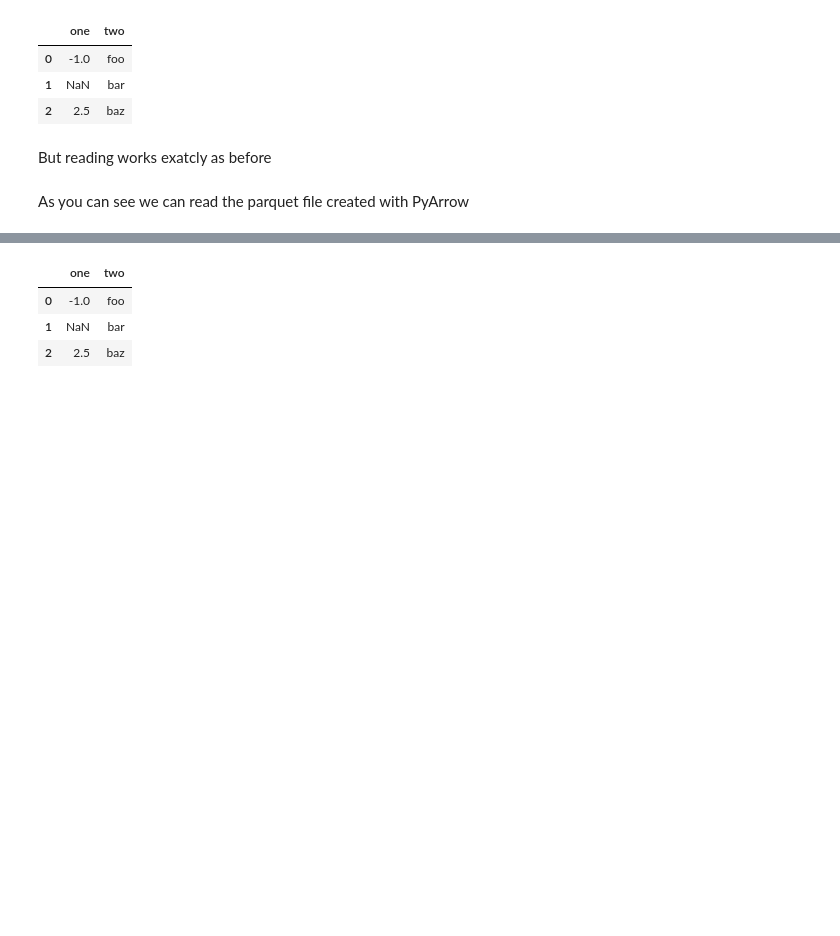
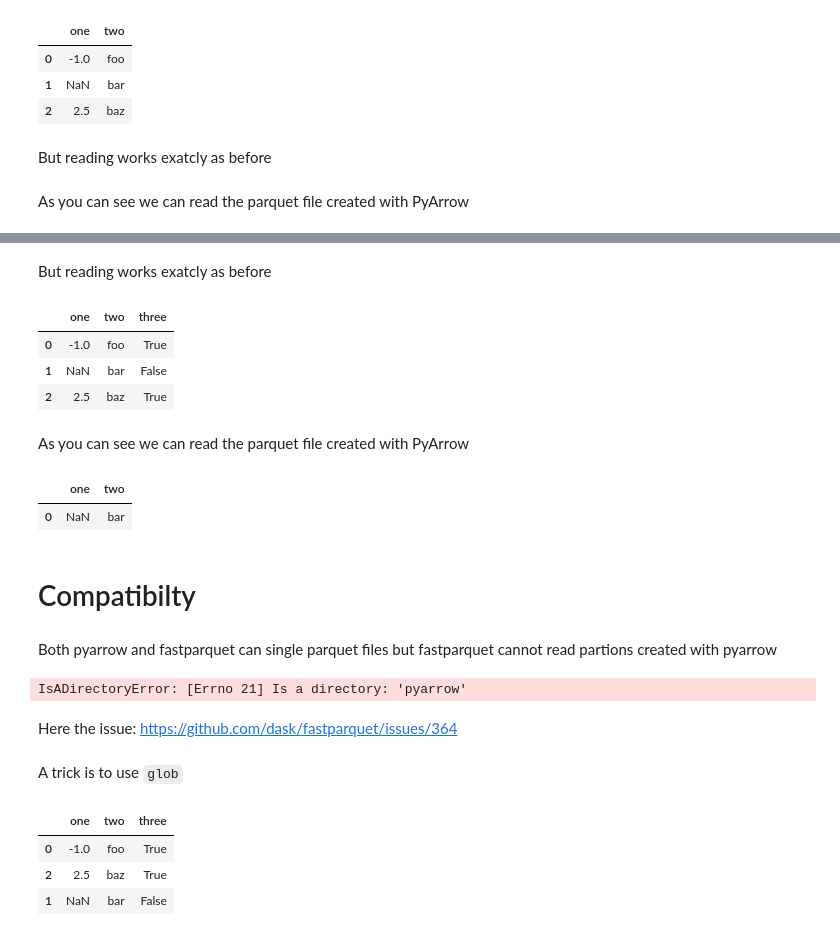
Before and after one commit to barrachri/pyarrow_fastparquet, a Jupyter notebook: pyarrow_fastparquet.ipynb, the cells around one changed output, grey strips where cells are left out. Drawn from its saved outputs; the diff is of its cells as text; code cells hidden in the pictures; blank space fills up the shorter version.

```diff
--- a/pyarrow_fastparquet.ipynb
+++ b/pyarrow_fastparquet.ipynb
@@ -175,7 +251,36 @@ As you can see we can read the parquet file created with PyArrow
+# %% [markdown]
+But reading works exatcly as before
 # %%
-ParquetFile('example2.fastparq').to_pandas()
+ParquetFile('fastparquet').to_pandas()
 # %% [output]
-|  | one | two |
-| 0 | -1.0 | foo |
-| 1 | NaN | bar |
-| 2 | 2.5 | baz |
+|  | one | two | three |
+| 0 | -1.0 | foo | True |
+| 1 | NaN | bar | False |
+| 2 | 2.5 | baz | True |
+# %% [markdown]
+As you can see we can read the parquet file created with PyArrow
+# %%
+ParquetFile('fastparquet/three=False/part.1.parquet').to_pandas()
+# %% [output]
+|  | one | two |
+| 0 | NaN | bar |
+# %% [markdown]
+# Compatibilty
+# %% [markdown]
+Both pyarrow and fastparquet can single parquet files
+but fastparquet cannot read partions created with pyarrow
+# %%
+ParquetFile('pyarrow').to_pandas()
+# %% [output]
+IsADirectoryError: [Errno 21] Is a directory: 'pyarrow'
+# %% [markdown]
+Here the issue: https://github.com/dask/fastparquet/issues/364
+# %% [markdown]
+A trick is to use `glob`
+# %%
+ParquetFile(glob("pyarrow/**/*.parquet", recursive=True)).to_pandas()
+# %% [output]
+|  | one | two | three |
+| 0 | -1.0 | foo | True |
+| 2 | 2.5 | baz | True |
+| 1 | NaN | bar | False |
```
Also changed, not shown: parts of 52 cells of this notebook, 2 other files.
